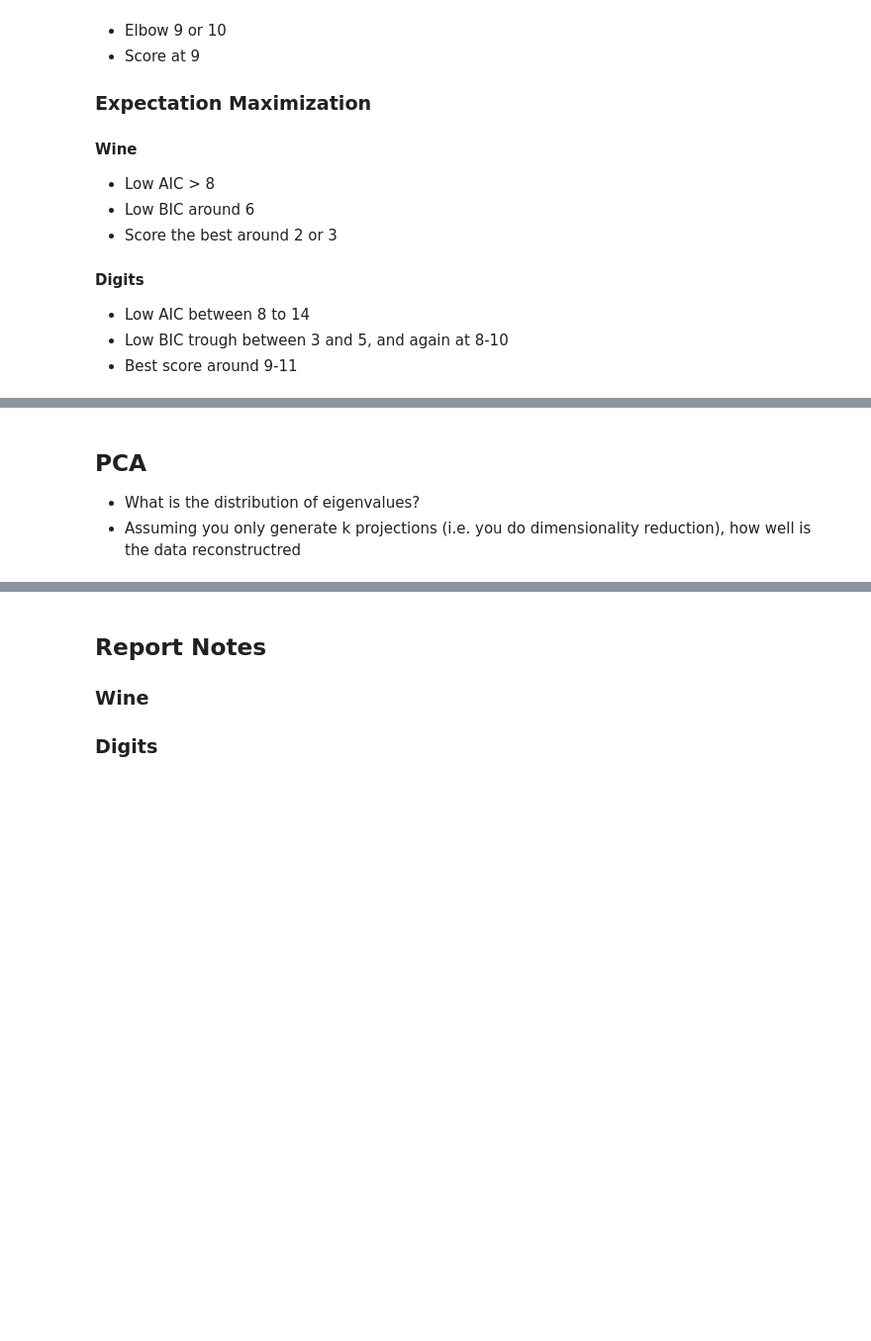
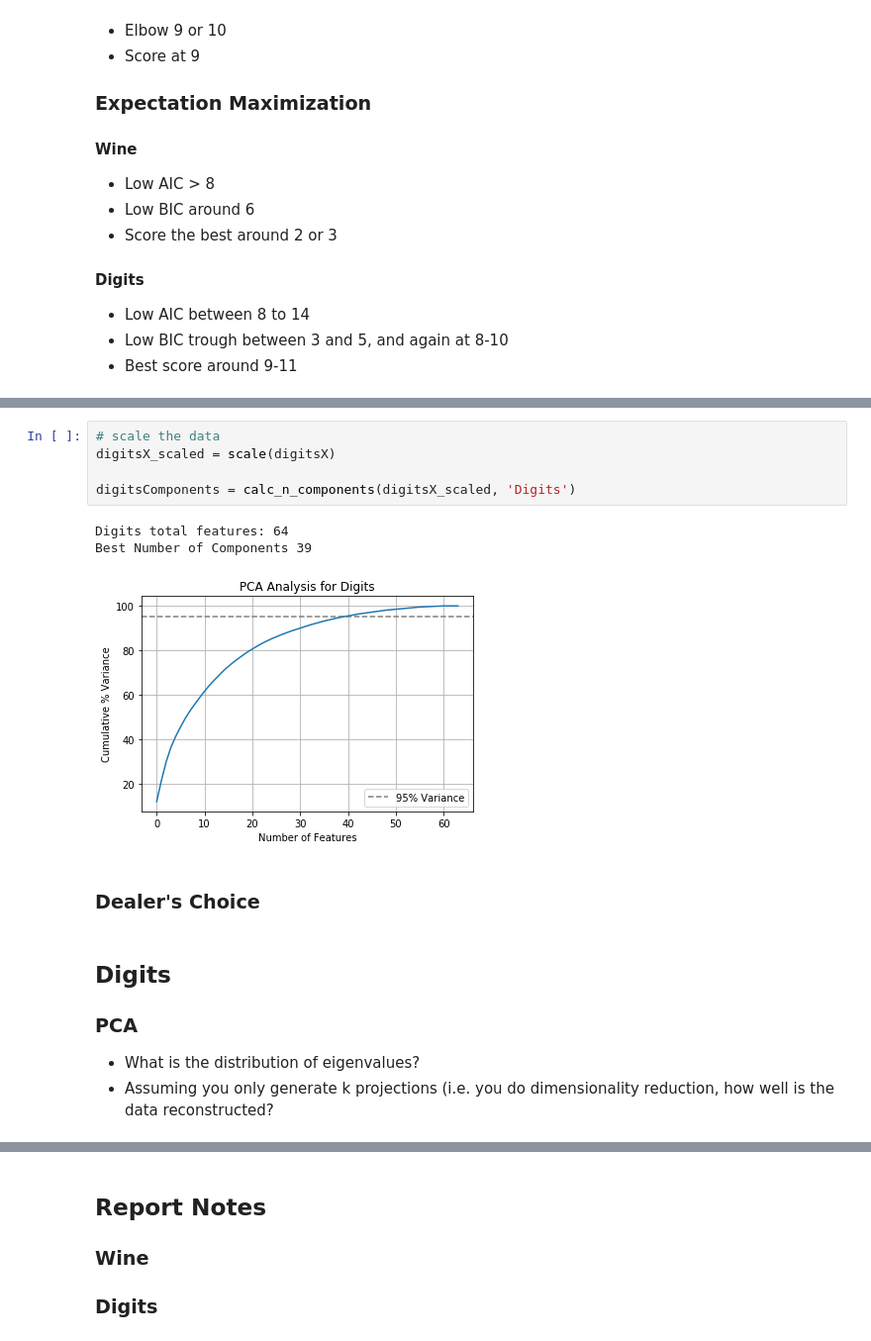
Before and after one commit to reedipher/CS-7641-unsupervised_learning, a Jupyter notebook: code/Assignment 3.ipynb, the cells around one changed output, grey strips where cells are left out. Shown at 99% size. Drawn from its saved outputs; the diff is of its cells as text; blank space fills up the shorter version.

```diff
--- a/code/Assignment 3.ipynb
+++ b/code/Assignment 3.ipynb
@@ -286,5 +415,18 @@ Elbow Method
+# %%
+# scale the data
+digitsX_scaled = scale(digitsX)
+
+digitsComponents = calc_n_components(digitsX_scaled, 'Digits')
+# %% [output]
+Digits total features: 64
+Best Number of Components 39
+[figure, added]
+# %% [markdown]
+### Dealer's Choice
 # %% [markdown]
-## PCA
+## Digits
+
+### PCA
 - What is the distribution of eigenvalues?
-- Assuming you only generate k projections (i.e. you do dimensionality reduction), how well is the data reconstructred
+- Assuming you only generate k projections (i.e. you do dimensionality reduction, how well is the data reconstructed?
 # %% [markdown]
```
Also changed, not shown: parts of 13 cells of this notebook.
